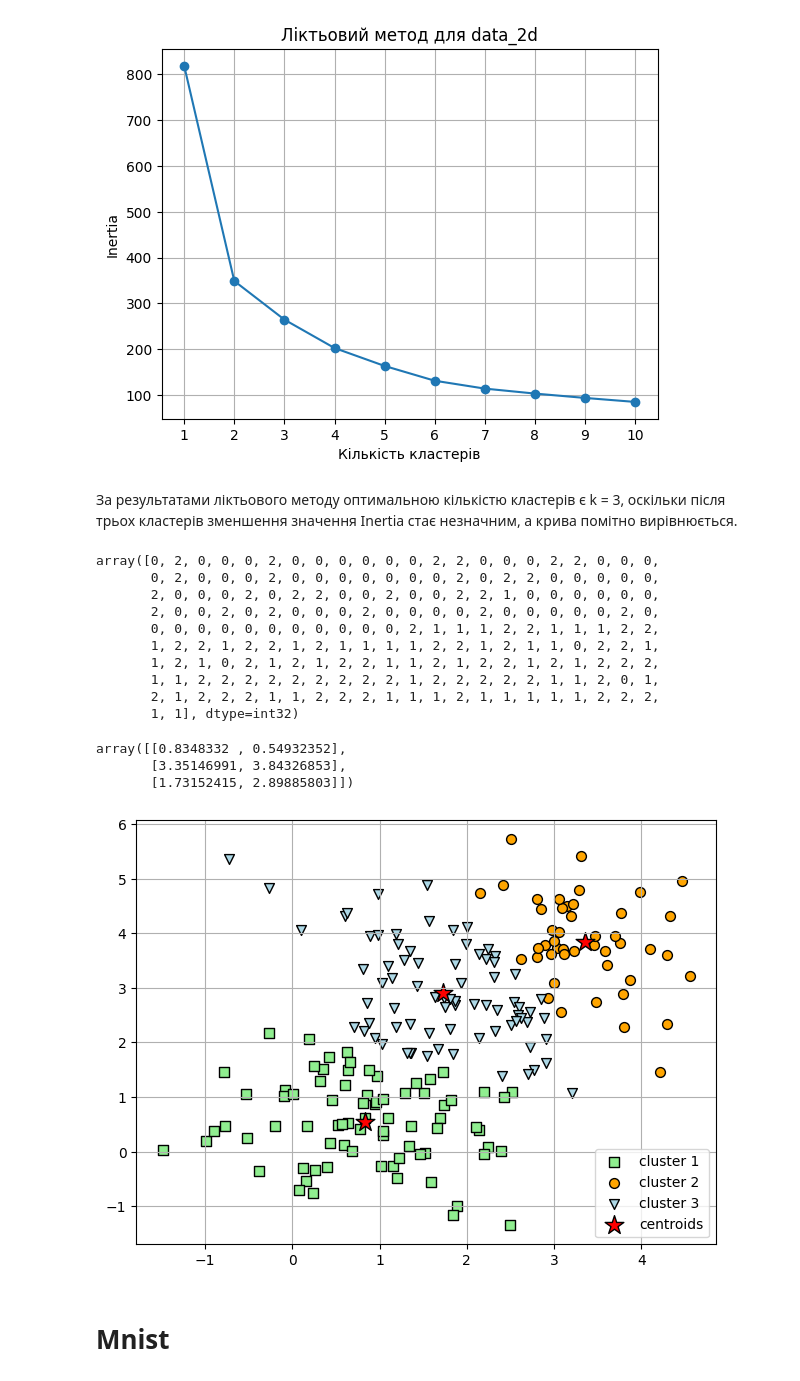
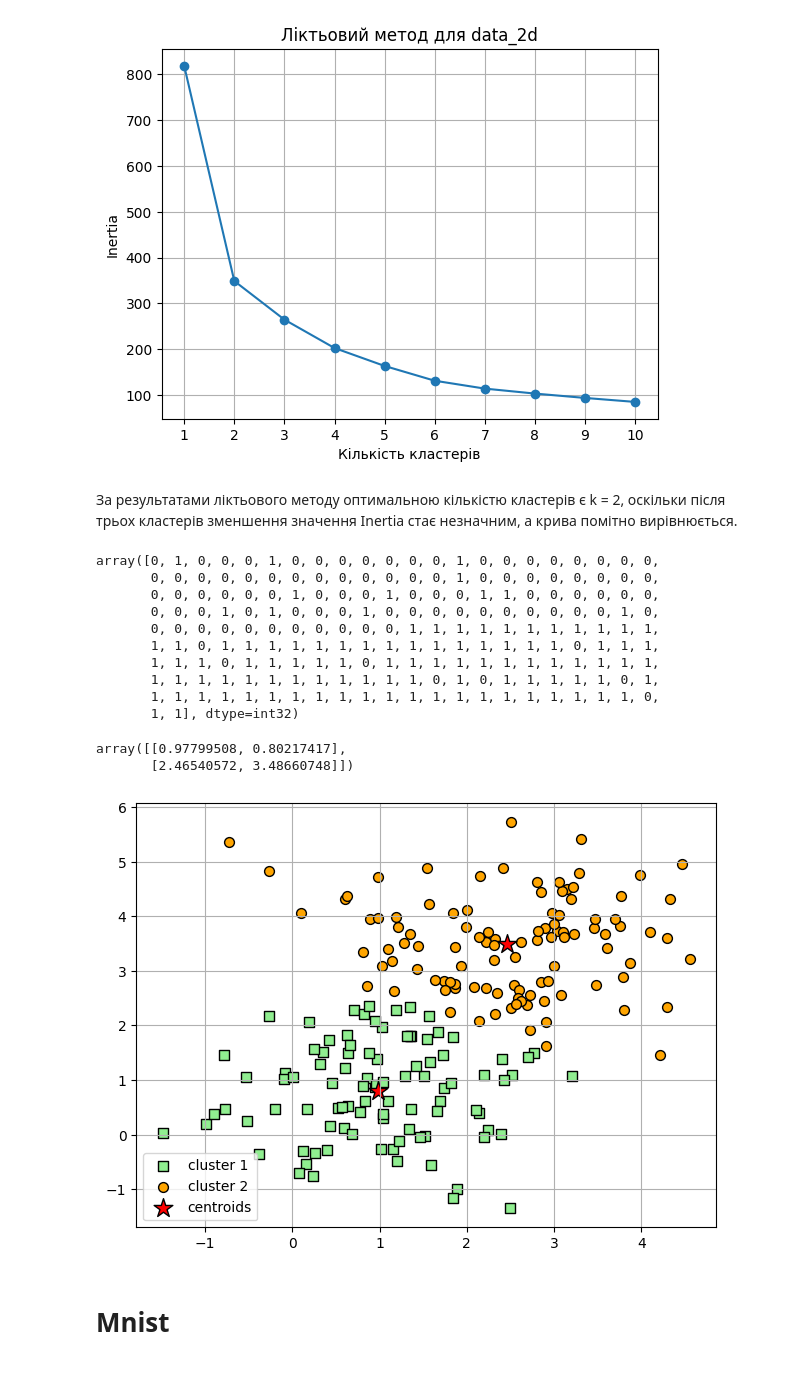
Before and after one commit to Viktoriia-code26/goit_data_ML_Hw_06, a Jupyter notebook: HwML_6.ipynb, the cells around one changed output. Saved outputs shown, nothing was run; the diff lists cells and outputs as text; code cells hidden in the pictures.

```diff
--- a/HwML_6.ipynb
+++ b/HwML_6.ipynb
@@ -74,7 +74,7 @@ print(X[:5])
  [ 0.60849568  1.22540003]
  [-0.0822819   1.13721812]]
 # %%
-k = 3
+k = 2
 
 kmeans = KMeans(
     n_clusters=k,
@@ -128,62 +128,55 @@ plt.show()
 # %% [output]
 [figure]
 # %% [markdown]
-За результатами ліктьового методу оптимальною кількістю кластерів є k = 3, оскільки після трьох кластерів зменшення значення Inertia стає незначним, а крива помітно вирівнюється.
+За результатами ліктьового методу оптимальною кількістю кластерів є k = 2, оскільки після трьох кластерів зменшення значення Inertia стає незначним, а крива помітно вирівнюється.
 # %%
 kmeans.labels_
 # %% [output]
-array([0, 2, 0, 0, 0, 2, 0, 0, 0, 0, 0, 0, 2, 2, 0, 0, 0, 2, 2, 0, 0, 0,
-       0, 2, 0, 0, 0, 2, 0, 0, 0, 0, 0, 0, 0, 2, 0, 2, 2, 0, 0, 0, 0, 0,
-       2, 0, 0, 0, 2, 0, 2, 2, 0, 0, 2, 0, 0, 2, 2, 1, 0, 0, 0, 0, 0, 0,
-       2, 0, 0, 2, 0, 2, 0, 0, 0, 2, 0, 0, 0, 0, 2, 0, 0, 0, 0, 0, 2, 0,
-       0, 0, 0, 0, 0, 0, 0, 0, 0, 0, 0, 2, 1, 1, 1, 2, 2, 1, 1, 1, 2, 2,
-       1, 2, 2, 1, 2, 2, 1, 2, 1, 1, 1, 1, 2, 2, 1, 2, 1, 1, 0, 2, 2, 1,
-       1, 2, 1, 0, 2, 1, 2, 1, 2, 2, 1, 1, 2, 1, 2, 2, 1, 2, 1, 2, 2, 2,
-       1, 1, 2, 2, 2, 2, 2, 2, 2, 2, 2, 1, 2, 2, 2, 2, 2, 1, 1, 2, 0, 1,
-       2, 1, 2, 2, 2, 1, 1, 2, 2, 2, 1, 1, 1, 2, 1, 1, 1, 1, 1, 2, 2, 2,
+array([0, 1, 0, 0, 0, 1, 0, 0, 0, 0, 0, 0, 0, 1, 0, 0, 0, 0, 0, 0, 0, 0,
+       0, 0, 0, 0, 0, 0, 0, 0, 0, 0, 0, 0, 0, 1, 0, 0, 0, 0, 0, 0, 0, 0,
+       0, 0, 0, 0, 0, 0, 1, 0, 0, 0, 1, 0, 0, 0, 1, 1, 0, 0, 0, 0, 0, 0,
+       0, 0, 0, 1, 0, 1, 0, 0, 0, 1, 0, 0, 0, 0, 0, 0, 0, 0, 0, 0, 1, 0,
+       0, 0, 0, 0, 0, 0, 0, 0, 0, 0, 0, 1, 1, 1, 1, 1, 1, 1, 1, 1, 1, 1,
+       1, 1, 0, 1, 1, 1, 1, 1, 1, 1, 1, 1, 1, 1, 1, 1, 1, 1, 0, 1, 1, 1,
+       1, 1, 1, 0, 1, 1, 1, 1, 1, 0, 1, 1, 1, 1, 1, 1, 1, 1, 1, 1, 1, 1,
+       1, 1, 1, 1, 1, 1, 1, 1, 1, 1, 1, 1, 0, 1, 0, 1, 1, 1, 1, 1, 0, 1,
+       1, 1, 1, 1, 1, 1, 1, 1, 1, 1, 1, 1, 1, 1, 1, 1, 1, 1, 1, 1, 1, 0,
        1, 1], dtype=int32)
 # %%
 kmeans.cluster_centers_
 # %% [output]
-array([[0.8348332 , 0.54932352],
-       [3.35146991, 3.84326853],
-       [1.73152415, 2.89885803]])
+array([[0.97799508, 0.80217417],
+       [2.46540572, 3.48660748]])
 # %%
 # plot the 3 clusters
 plt.scatter(
     X[clusters == 0, 0], X[clusters == 0, 1],
     s=50, c='lightgreen',
     marker='s', edgecolor='black',
     label='cluster 1'
 )
 plt.scatter(
     X[clusters == 1, 0], X[clusters == 1, 1],
     s=50, c='orange',
     marker='o', edgecolor='black',
     label='cluster 2'
-)
-plt.scatter(
-    X[clusters == 2, 0], X[clusters == 2, 1],
-    s=50, c='lightblue',
-    marker='v', edgecolor='black',
-    label='cluster 3'
 )
 
 #plot the centroids
 plt.scatter(
     kmeans.cluster_centers_[:, 0], kmeans.cluster_centers_[:, 1],
     s=200, marker='*',
     c='red', edgecolor='black',
     label='centroids'
 )
 
 plt.legend(scatterpoints=1)
 plt.grid()
 plt.tight_layout()
 plt.show()
 #
 # %% [output]
-[figure, old version]
+[figure, new version]
 # %% [markdown]
 # Mnist
 # %%
```
Also changed, not shown: parts of 8 cells of this notebook.
